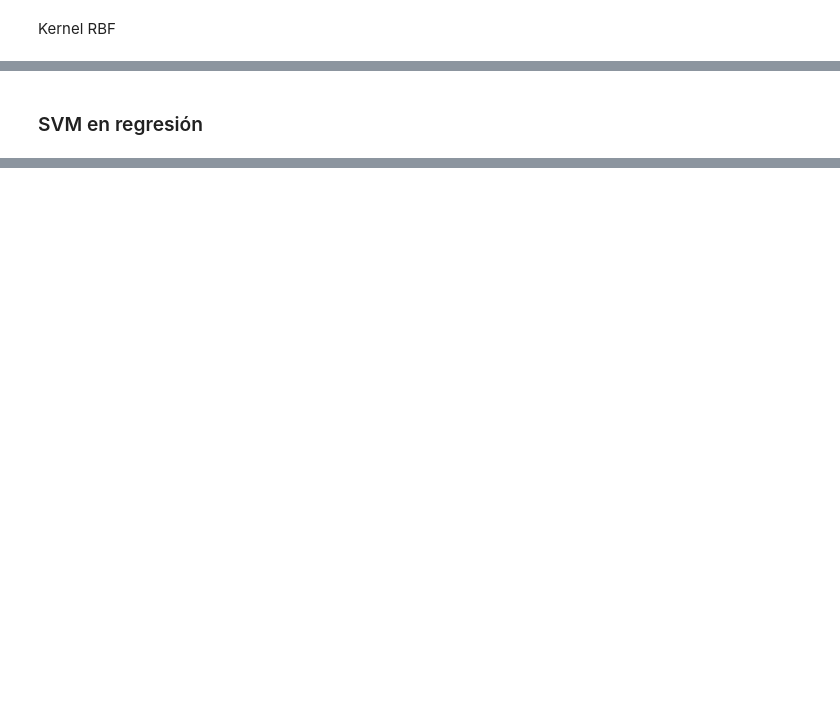
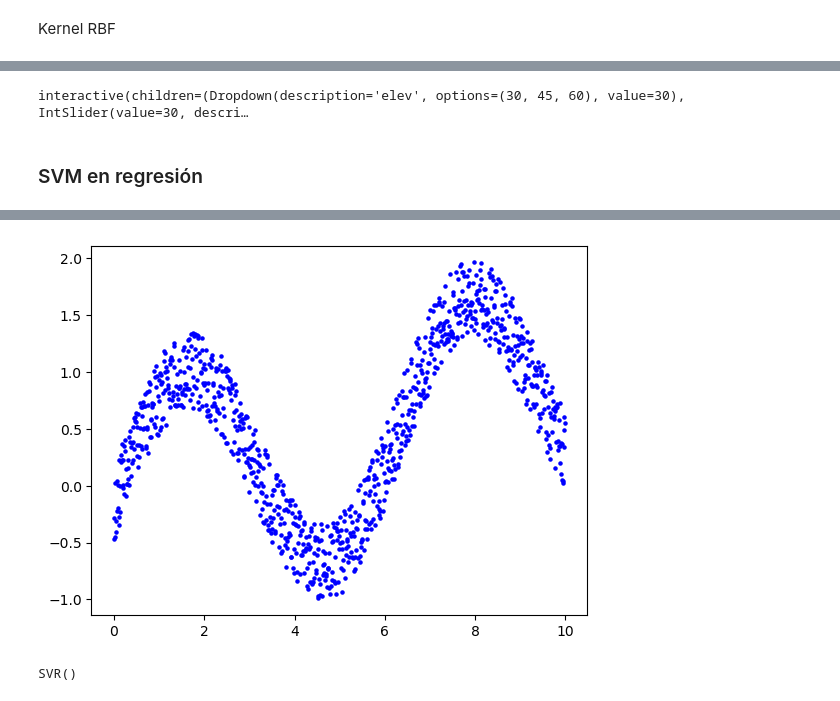
Before and after one commit to rafazamb/DS_PT_PR_SEP22, a Jupyter notebook: 03-Machine_Learning/01-Supervisado/07-Support Vector Machines/Support Vector Machines (SVM).ipynb, the cells around one changed output, grey strips where cells are left out. Drawn from its saved outputs; the diff is of its cells as text; code cells hidden in the pictures; blank space fills up the shorter version.

```diff
--- a/03-Machine_Learning/01-Supervisado/07-Support Vector Machines/Support Vector Machines (SVM).ipynb
+++ b/03-Machine_Learning/01-Supervisado/07-Support Vector Machines/Support Vector Machines (SVM).ipynb
@@ -171,2 +230,5 @@ plot_svc_decision_function(clf, plot_support=False);
 # %% [markdown]
 Kernel polinómico de grado 2
+# %%
+clf = SVC(kernel='poly', degree=2,C=1e6)
+clf.fit(X,y)
@@ -178,2 +244,5 @@ plt.scatter(clf.support_vectors_[:, 0], clf.support_vectors_[:, 1],
 # %% [markdown]
 Kernel RBF
+# %%
+clf = SVC(kernel='rbf', C=1e6)
+clf.fit(X,y)
@@ -198,6 +271,8 @@ def plot_3D(elev=30, azim=30, X=X, y=y):
 
 interact(plot_3D, elev=[30,45,60], azip=(-180, 180),
          X=fixed(X), y=fixed(y));
+# %% [output]
+interactive(children=(Dropdown(description='elev', options=(30, 45, 60), value=30), IntSlider(value=30, descri…
 # %% [markdown]
 ### SVM en regresión
 # %% [markdown]
@@ -210,0 +290,22 @@ También permite hacer modelos lineales y no lineales (a través de kernels):
+# %%
+np.random.seed(21)
+
+N =1000
+
+def makeData(x):
+    r = [a/10 for a in x]
+    y = np.sin(x)+np.random.uniform(-0.5, 0.2, len(x))
+    return np.array(y+r)
+
+x = [i/100 for i in range(N)]
+y = makeData(x)
+x = np.array(x).reshape(-1,1)
+
+plt.scatter(x,y,s=5,color="blue");
+# %% [output]
+[figure, added]
+# %%
+svr = SVR()
+svr.fit(x,y)
+# %% [output]
+SVR()
```
Also changed, not shown: parts of 23 cells of this notebook.
